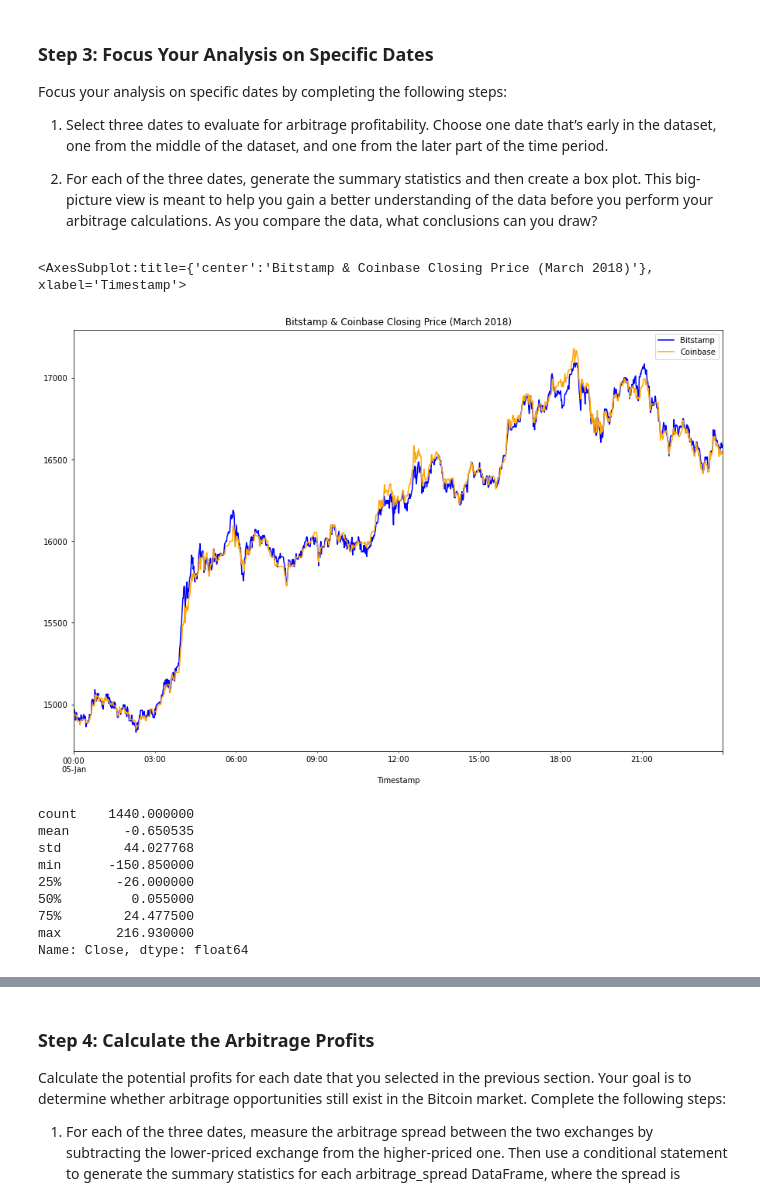
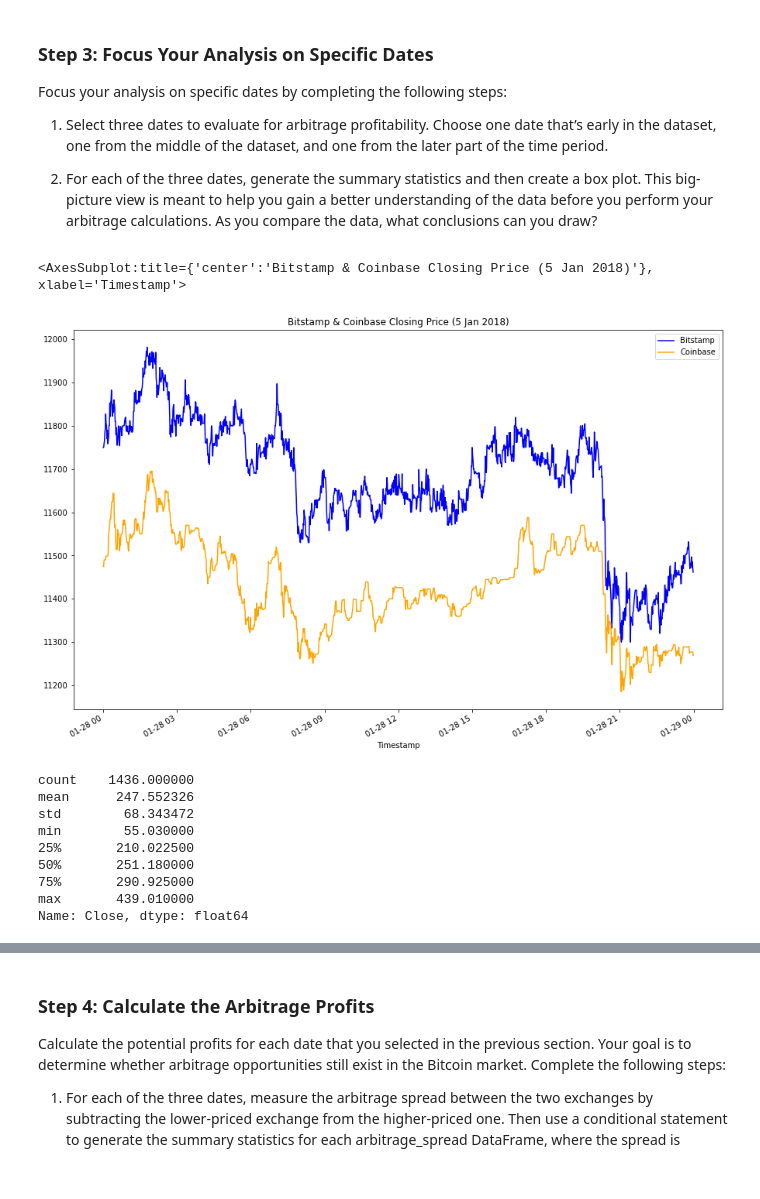
Before and after one commit to JWM09/Arbitrage_Bitcoin, a Jupyter notebook: Starter_Code/crypto_arbitrage.ipynb, the cells around one changed output, grey strips where cells are left out. Cells and saved outputs as stored; diff of their text form; code cells hidden in the pictures.

Commit message:
finishing up arbitrage calculations

```diff
--- a/Starter_Code/crypto_arbitrage.ipynb
+++ b/Starter_Code/crypto_arbitrage.ipynb
@@ -458,29 +466,29 @@ Focus your analysis on specific dates by completing the following steps:
 # %%
 # Create an overlay plot that visualizes the two dataframes over a period of one day early in the dataset.
 # Be sure that the plots include the parameters `legend`, `figsize`, `title`, `color` and `label`
-bitstamp['Close'].loc['2018-01-05' : '2018-01-05'].plot(
+bitstamp['Close'].loc['2018-01-28' : '2018-01-28'].plot(
     legend=True, figsize=(15,10), title='Bitstamp & Coinbase Closing Price (5 Jan 2018)', color='blue', label='Bitstamp')
-coinbase['Close'].loc['2018-01-05' : '2018-01-05'].plot(
+coinbase['Close'].loc['2018-01-28' : '2018-01-28'].plot(
     legend=True, figsize=(15,10), color='orange', label='Coinbase')
 # %% [output]
-<AxesSubplot:title={'center':'Bitstamp & Coinbase Closing Price (March 2018)'}, xlabel='Timestamp'>
+<AxesSubplot:title={'center':'Bitstamp & Coinbase Closing Price (5 Jan 2018)'}, xlabel='Timestamp'>
-[figure, old version]
+[figure, new version]
 # %%
 # Using the early date that you have selected, calculate the arbitrage spread
 # by subtracting the bitstamp lower closing prices from the coinbase higher closing prices
-arbitrage_spread_early = bitstamp['Close'].loc['2018-01-05'] - coinbase['Close'].loc['2018-01-05']
+arbitrage_spread_early = bitstamp['Close'].loc['2018-01-28'] - coinbase['Close'].loc['2018-01-28']
 
 # Generate summary statistics for the early DataFrame
 arbitrage_spread_early.describe()
 # %% [output]
-count    1440.000000
-mean       -0.650535
-std        44.027768
-min      -150.850000
-25%       -26.000000
-50%         0.055000
-75%        24.477500
-max       216.930000
+count    1436.000000
+mean      247.552326
+std        68.343472
+min        55.030000
+25%       210.022500
+50%       251.180000
+75%       290.925000
+max       439.010000
 Name: Close, dtype: float64
 # %%
 # Visualize the arbitrage spread from early in the dataset in a box plot
```
Also changed, not shown: parts of 39 cells of this notebook.
